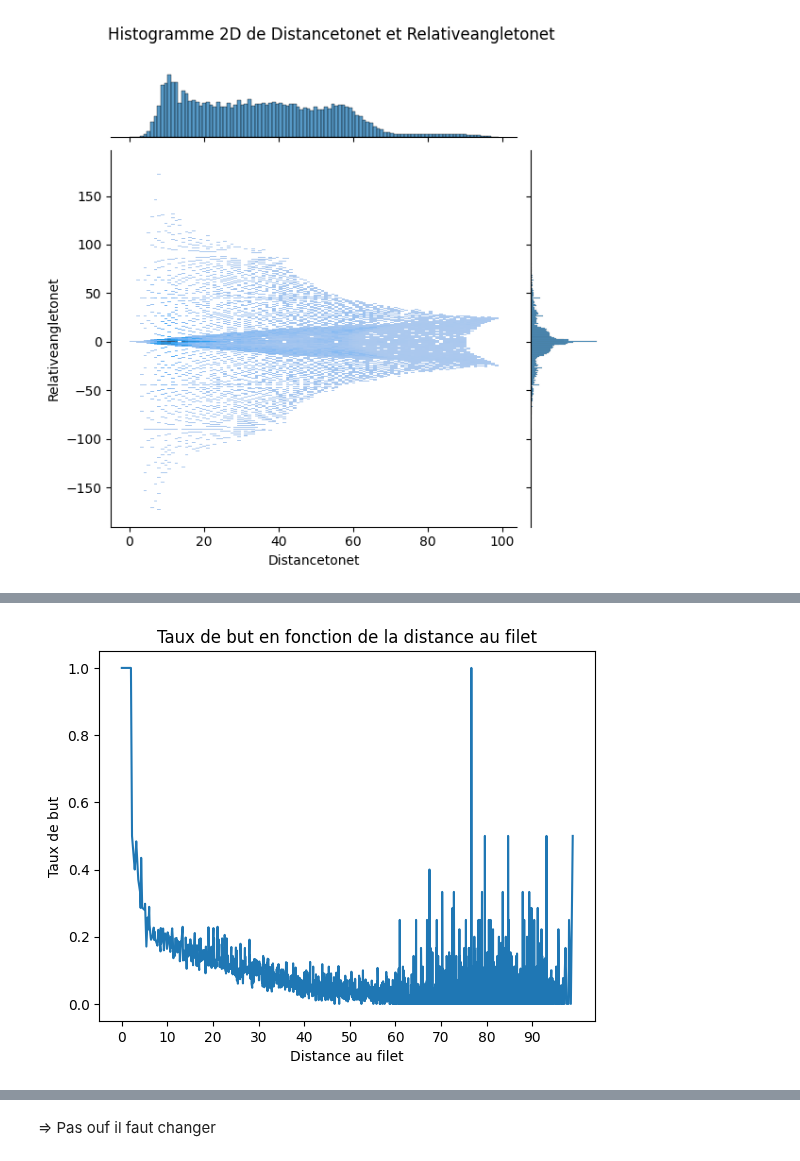
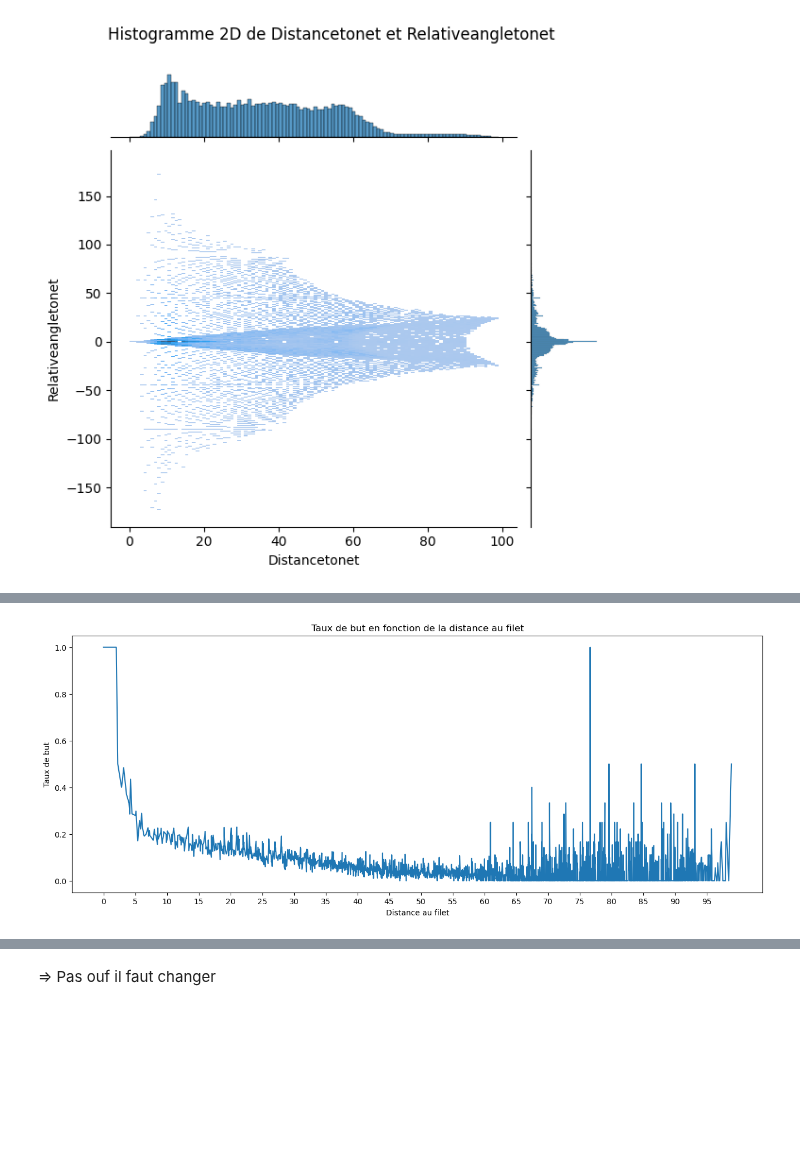
Before and after one commit to Alexia57/A02-projet, a Jupyter notebook: notebooks/Milestone2_Ing_I.ipynb, the cells around one changed output, grey strips where cells are left out. Drawn from its saved outputs; the diff is of its cells as text; code cells hidden in the pictures; blank space fills up the shorter version.

Commit message:
graphiques pour le taux de but en fonction de l angle et la distance

```diff
--- a/notebooks/Milestone2_Ing_I.ipynb
+++ b/notebooks/Milestone2_Ing_I.ipynb
@@ -135,15 +136,0 @@ plot_dist_angle(df, "distanceToNet", "relativeAngleToNet")
-# %%
-df['but_rate_distance'] = df['isGoal'] / (df['isGoal'] + (1 - df['isGoal']))
-
-# Créer un nuage de points pour visualiser le taux de but en fonction de la distance
-plt.figure(figsize=(10, 6))
-plt.scatter(df['distanceToNet'], df['but_rate_distance'], alpha=0.5, c=df['isGoal'], cmap='coolwarm')
-
-# Définir des titres et des légendes
-plt.title("Taux de but en fonction de la distance")
-plt.xlabel("Distance au filet")
-plt.ylabel("Taux de but")
-plt.colorbar(label="But (1) / Non-but (0)")
-
-# Afficher le nuage de points
-plt.show()
@@ -152,4 +137,4 @@ plt.show()
 # %%
-plot_goal_rate_distance(df)
+plot_goal_rate_distance(df, x_step=5)
 # %% [output]
-[figure, old version]
+[figure, new version]
```
Also changed, not shown: parts of 6 cells of this notebook, 2 other files.
